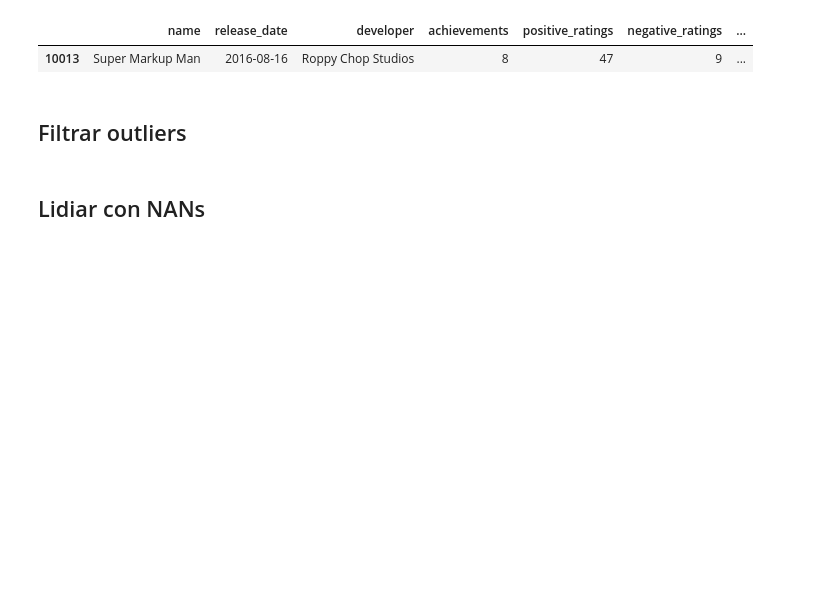
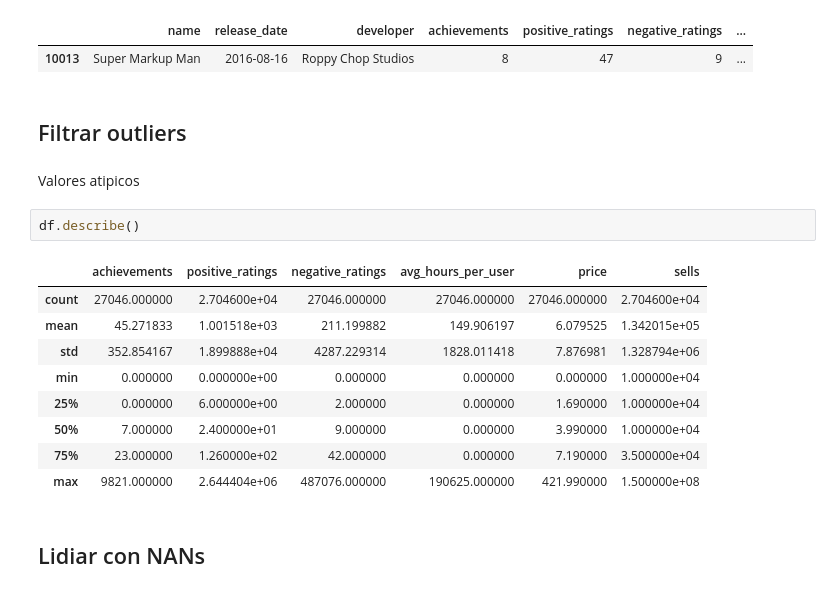
Before and after one commit to techcanto/Ejercicio-de-ciencia-de-datos, a Jupyter notebook: Cliente2/proyectoCliente2.ipynb, the cells around one changed output. Saved outputs shown, nothing was run; the diff lists cells and outputs as text; blank space fills up the shorter version.

```diff
--- a/Cliente2/proyectoCliente2.ipynb
+++ b/Cliente2/proyectoCliente2.ipynb
@@ -362,5 +362,19 @@ df.sample()
 | 10013 | Super Markup Man | 2016-08-16 | Roppy Chop Studios | 8 | 47 | 9 | ... |
 # %% [markdown]
 ## Filtrar outliers
+# %% [markdown]
+Valores atipicos
+# %%
+df.describe()
+# %% [output]
+|  | achievements | positive_ratings | negative_ratings | avg_hours_per_user | price | sells |
+| count | 27046.000000 | 2.704600e+04 | 27046.000000 | 27046.000000 | 27046.000000 | 2.704600e+04 |
+| mean | 45.271833 | 1.001518e+03 | 211.199882 | 149.906197 | 6.079525 | 1.342015e+05 |
+| std | 352.854167 | 1.899888e+04 | 4287.229314 | 1828.011418 | 7.876981 | 1.328794e+06 |
+| min | 0.000000 | 0.000000e+00 | 0.000000 | 0.000000 | 0.000000 | 1.000000e+04 |
+| 25% | 0.000000 | 6.000000e+00 | 2.000000 | 0.000000 | 1.690000 | 1.000000e+04 |
+| 50% | 7.000000 | 2.400000e+01 | 9.000000 | 0.000000 | 3.990000 | 1.000000e+04 |
+| 75% | 23.000000 | 1.260000e+02 | 42.000000 | 0.000000 | 7.190000 | 3.500000e+04 |
+| max | 9821.000000 | 2.644404e+06 | 487076.000000 | 190625.000000 | 421.990000 | 1.500000e+08 |
 # %% [markdown]
 ## Lidiar con NANs
```
Also changed, not shown: parts of 9 cells of this notebook.
